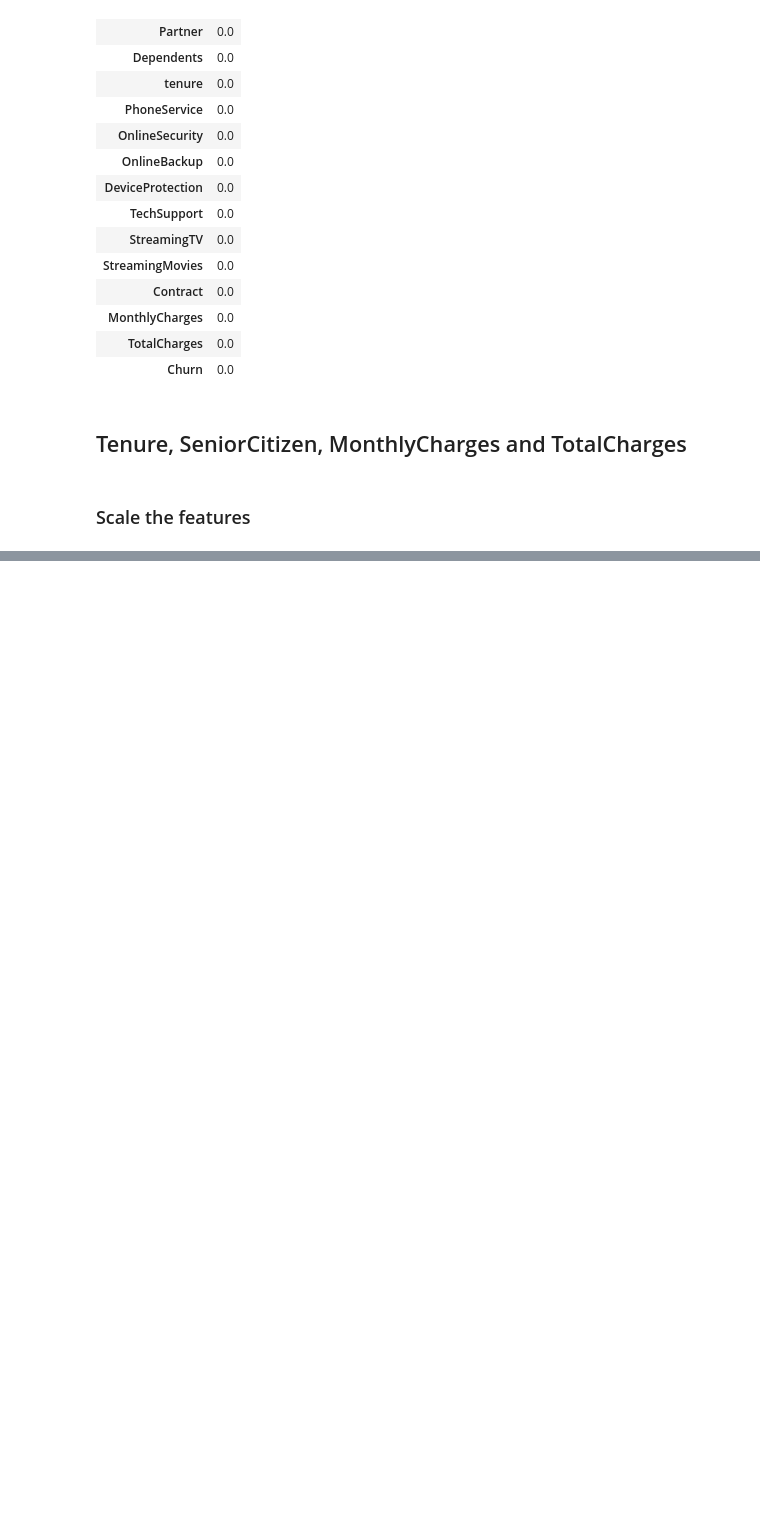
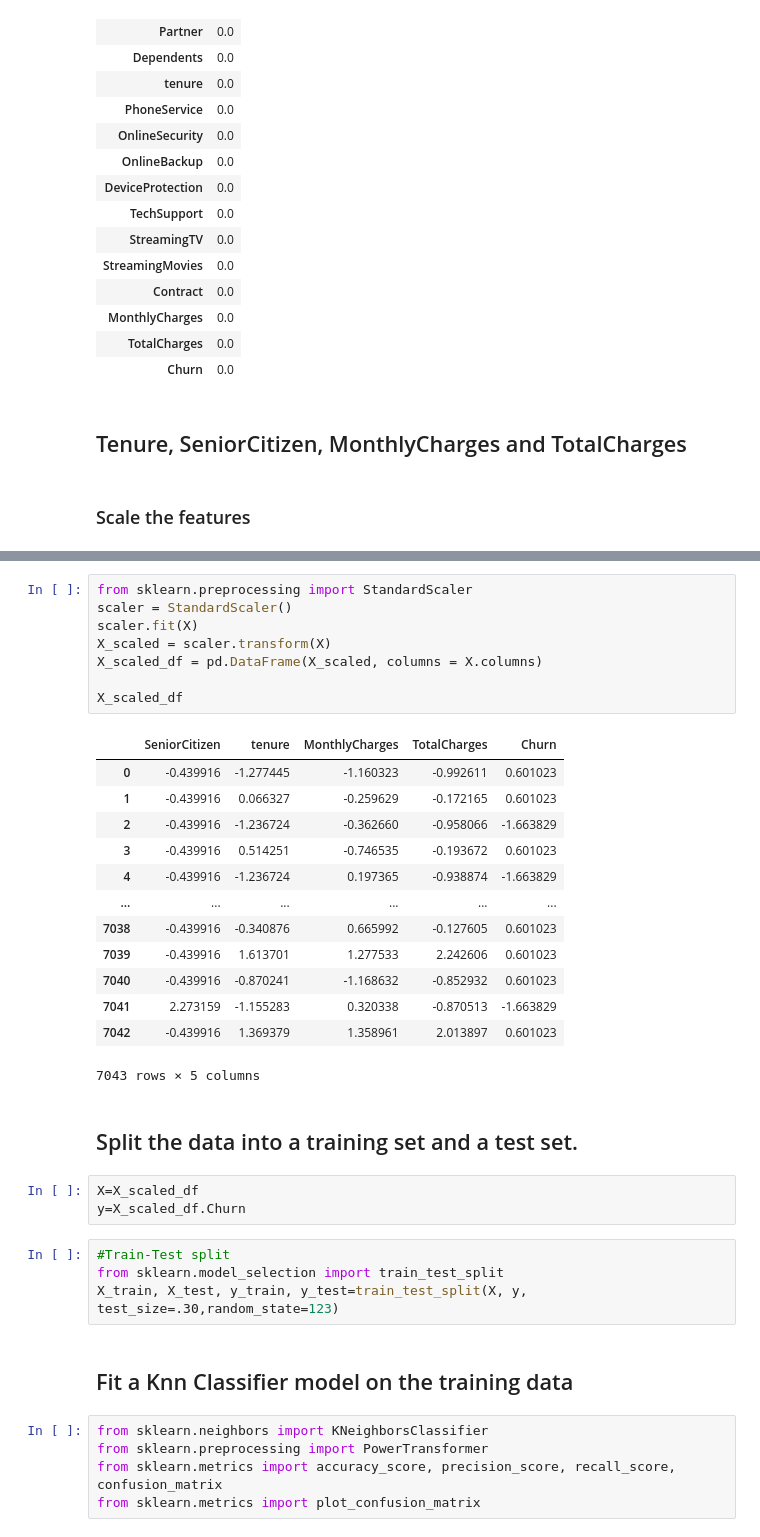
Before and after one commit to Pahegon/IronPablo, a Jupyter notebook: W7/Classification, Handling Imbalanced Data.ipynb, the cells around one changed output, grey strips where cells are left out. Drawn from its saved outputs; the diff is of its cells as text; blank space fills up the shorter version.

```diff
--- a/W7/Classification, Handling Imbalanced Data.ipynb
+++ b/W7/Classification, Handling Imbalanced Data.ipynb
@@ -123,0 +164,38 @@ pd.DataFrame(round(churnData.isna().sum()/len(churnData),4)*100)
+# %%
+from sklearn.preprocessing import StandardScaler
+scaler = StandardScaler()
+scaler.fit(X)
+X_scaled = scaler.transform(X)
+X_scaled_df = pd.DataFrame(X_scaled, columns = X.columns)
+
+X_scaled_df
+# %% [output]
+|  | SeniorCitizen | tenure | MonthlyCharges | TotalCharges | Churn |
+| 0 | -0.439916 | -1.277445 | -1.160323 | -0.992611 | 0.601023 |
+| 1 | -0.439916 | 0.066327 | -0.259629 | -0.172165 | 0.601023 |
+| 2 | -0.439916 | -1.236724 | -0.362660 | -0.958066 | -1.663829 |
+| 3 | -0.439916 | 0.514251 | -0.746535 | -0.193672 | 0.601023 |
+| 4 | -0.439916 | -1.236724 | 0.197365 | -0.938874 | -1.663829 |
+| ... | ... | ... | ... | ... | ... |
+| 7038 | -0.439916 | -0.340876 | 0.665992 | -0.127605 | 0.601023 |
+| 7039 | -0.439916 | 1.613701 | 1.277533 | 2.242606 | 0.601023 |
+| 7040 | -0.439916 | -0.870241 | -1.168632 | -0.852932 | 0.601023 |
+| 7041 | 2.273159 | -1.155283 | 0.320338 | -0.870513 | -1.663829 |
+| 7042 | -0.439916 | 1.369379 | 1.358961 | 2.013897 | 0.601023 |
+7043 rows × 5 columns
+# %% [markdown]
+## Split the data into a training set and a test set.
+# %%
+X=X_scaled_df
+y=X_scaled_df.Churn
+# %%
+#Train-Test split
+from sklearn.model_selection import train_test_split
+X_train, X_test, y_train, y_test=train_test_split(X, y, test_size=.30,random_state=123)
+# %% [markdown]
+## Fit a Knn Classifier model on the training data
+# %%
+from sklearn.neighbors import KNeighborsClassifier
+from sklearn.preprocessing import PowerTransformer
+from sklearn.metrics import accuracy_score, precision_score, recall_score, confusion_matrix
+from sklearn.metrics import plot_confusion_matrix
```
Also changed, not shown: parts of 3 cells of this notebook.
